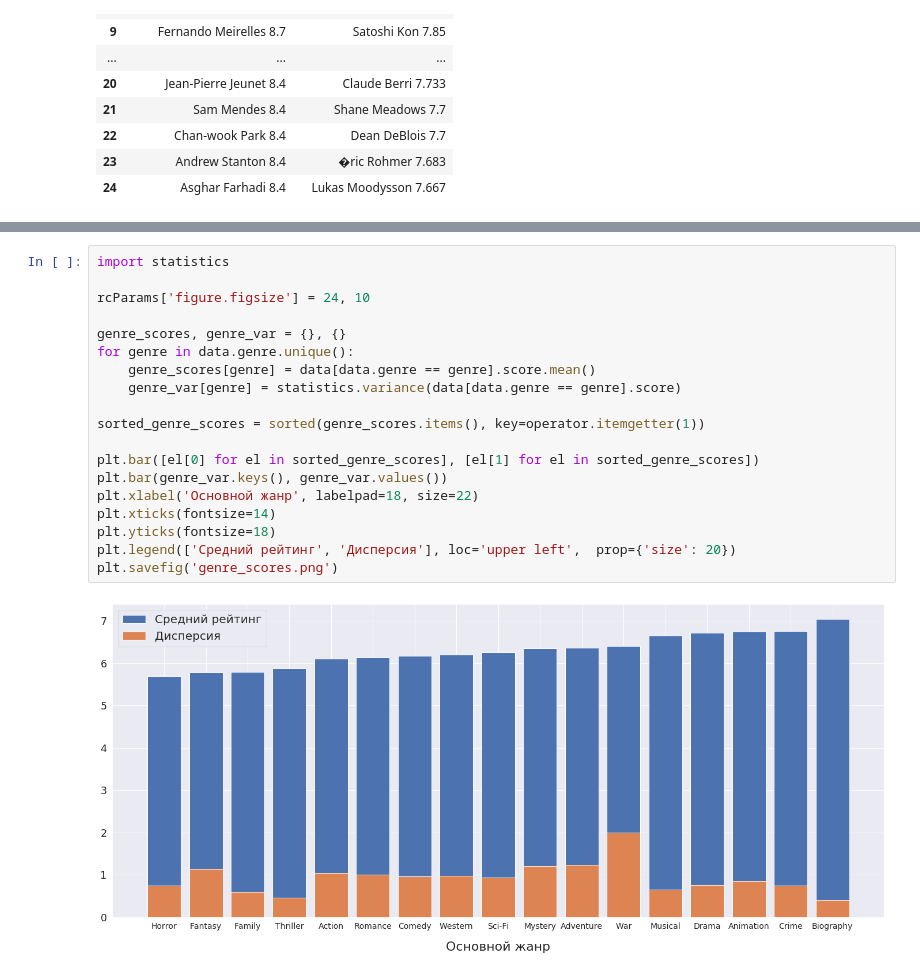
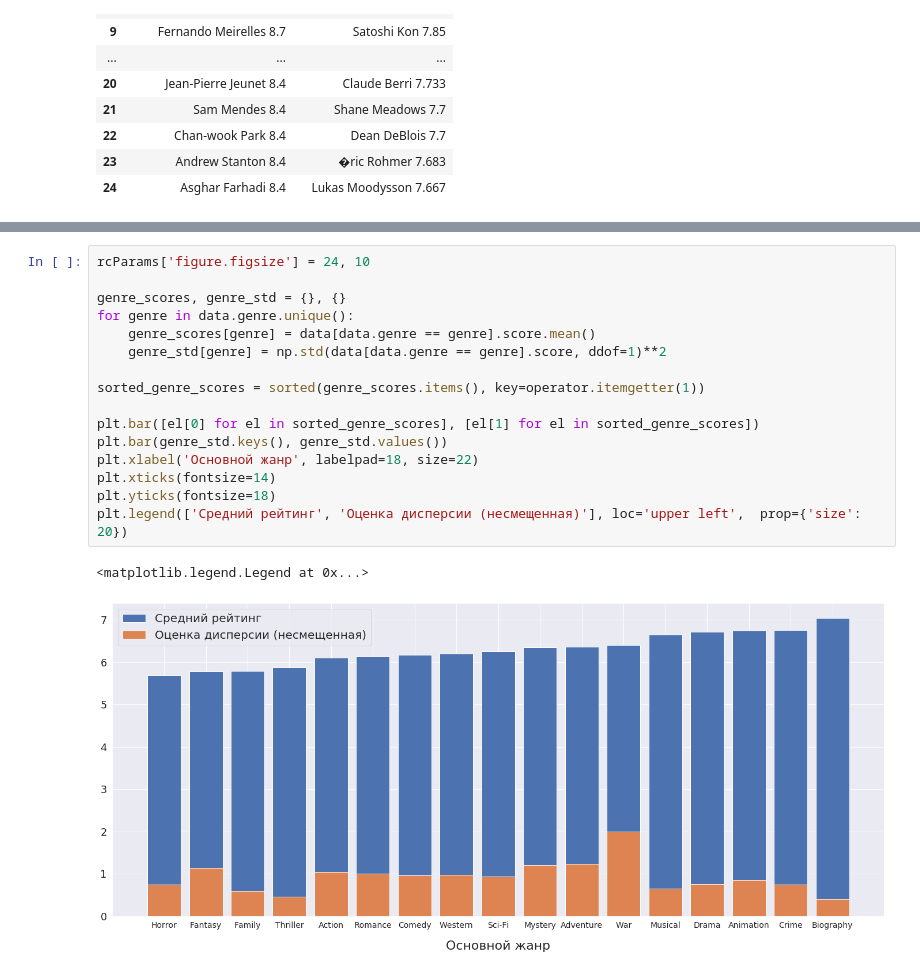
Before and after one commit to alexey-pismenny/EDA, a Jupyter notebook: vizualization.ipynb, the cells around one changed output, grey strips where cells are left out. Drawn from its saved outputs; the diff is of its cells as text.

```diff
--- a/vizualization.ipynb
+++ b/vizualization.ipynb
@@ -473,21 +493,19 @@ pd.DataFrame(data={'Максимальный рейтинг': top_max, 'Сред
 # %%
-import statistics
-
 rcParams['figure.figsize'] = 24, 10
 
-genre_scores, genre_var = {}, {}
+genre_scores, genre_std = {}, {}
 for genre in data.genre.unique():
     genre_scores[genre] = data[data.genre == genre].score.mean()
-    genre_var[genre] = statistics.variance(data[data.genre == genre].score)
+    genre_std[genre] = np.std(data[data.genre == genre].score, ddof=1)**2
 
 sorted_genre_scores = sorted(genre_scores.items(), key=operator.itemgetter(1))
 
 plt.bar([el[0] for el in sorted_genre_scores], [el[1] for el in sorted_genre_scores])
-plt.bar(genre_var.keys(), genre_var.values())
+plt.bar(genre_std.keys(), genre_std.values())
 plt.xlabel('Основной жанр', labelpad=18, size=22)
 plt.xticks(fontsize=14)
 plt.yticks(fontsize=18)
-plt.legend(['Средний рейтинг', 'Дисперсия'], loc='upper left',  prop={'size': 20})
-plt.savefig('genre_scores.png')
+plt.legend(['Средний рейтинг', 'Оценка дисперсии (несмещенная)'], loc='upper left',  prop={'size': 20})
 # %% [output]
+<matplotlib.legend.Legend at 0x...>
-[figure, old version]
+[figure, new version]
```
Also changed, not shown: parts of 6 cells of this notebook, 1 other file.
